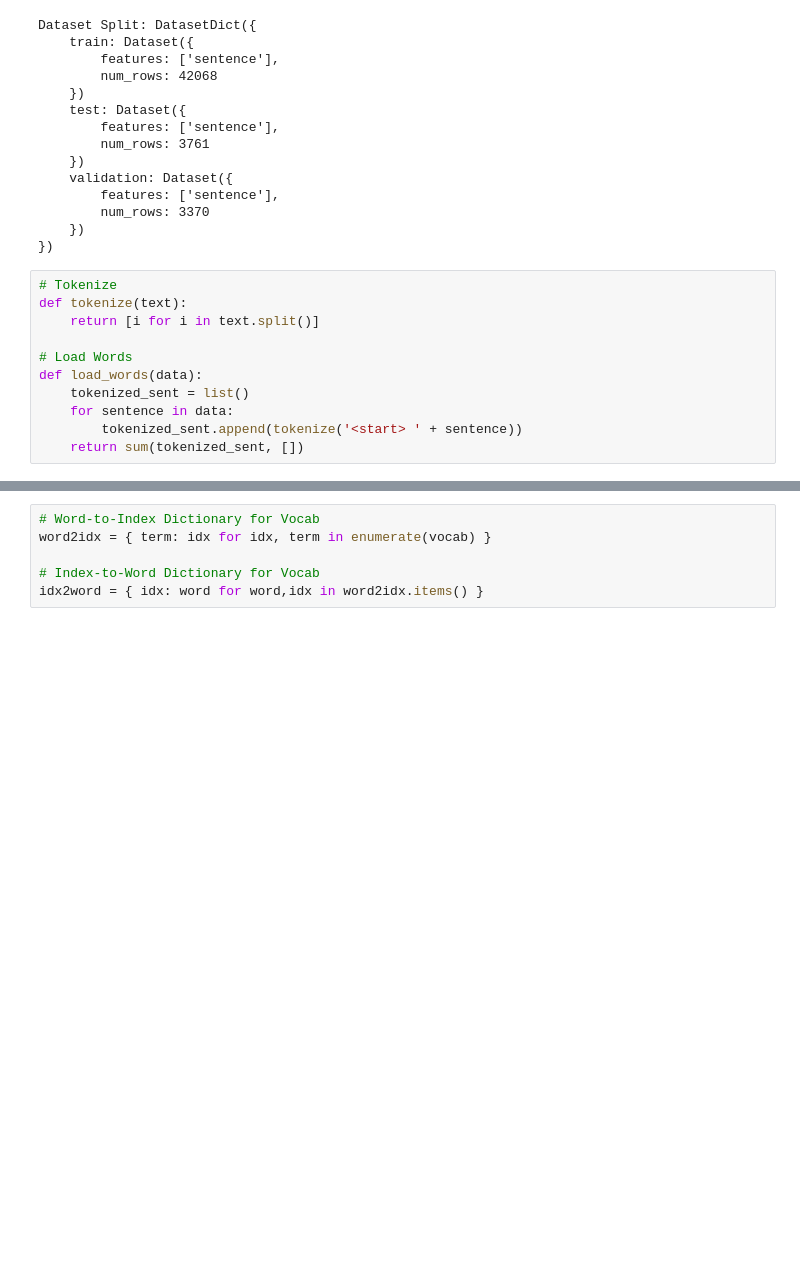
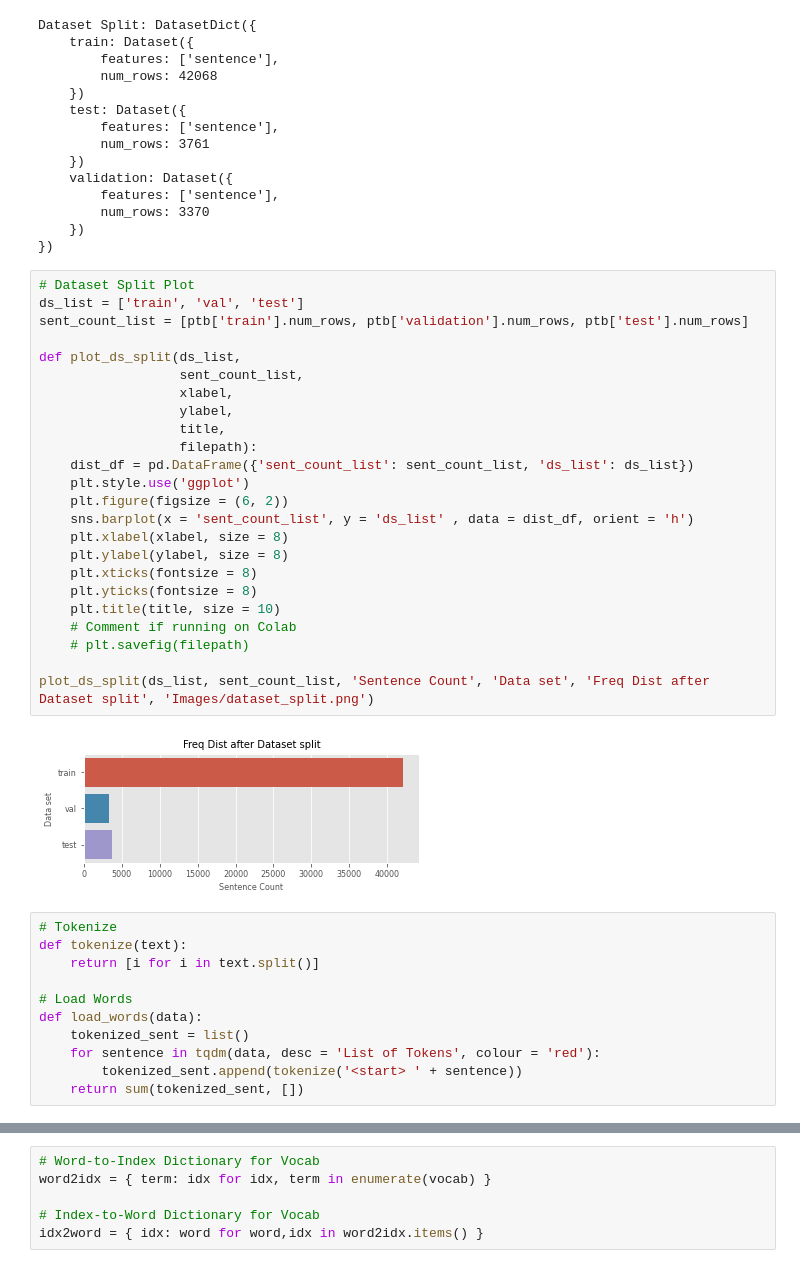
Before and after one commit to Kdotseth7/language-model-ptb, a Jupyter notebook: lang_model_ptb.ipynb, the cells around one changed output, grey strips where cells are left out. Cells and saved outputs as stored; diff of their text form; blank space fills up the shorter version.

```diff
--- a/lang_model_ptb.ipynb
+++ b/lang_model_ptb.ipynb
@@ -47,6 +73,32 @@ Dataset Split: DatasetDict({
         num_rows: 3370
     })
 })
+# %%
+# Dataset Split Plot
+ds_list = ['train', 'val', 'test']
+sent_count_list = [ptb['train'].num_rows, ptb['validation'].num_rows, ptb['test'].num_rows]
+
+def plot_ds_split(ds_list,
+                  sent_count_list,
+                  xlabel,
+                  ylabel,
+                  title,
+                  filepath):
+    dist_df = pd.DataFrame({'sent_count_list': sent_count_list, 'ds_list': ds_list})
+    plt.style.use('ggplot')
+    plt.figure(figsize = (6, 2))
+    sns.barplot(x = 'sent_count_list', y = 'ds_list' , data = dist_df, orient = 'h')
+    plt.xlabel(xlabel, size = 8)
+    plt.ylabel(ylabel, size = 8)
+    plt.xticks(fontsize = 8)
+    plt.yticks(fontsize = 8)
+    plt.title(title, size = 10)
+    # Comment if running on Colab
+    # plt.savefig(filepath)
+
+plot_ds_split(ds_list, sent_count_list, 'Sentence Count', 'Data set', 'Freq Dist after Dataset split', 'Images/dataset_split.png')
+# %% [output]
+[figure, added]
 # %%
 # Tokenize
 def tokenize(text):
@@ -55,7 +107,7 @@ def tokenize(text):
 # Load Words
 def load_words(data):
     tokenized_sent = list()
-    for sentence in data:
+    for sentence in tqdm(data, desc = 'List of Tokens', colour = 'red'):
         tokenized_sent.append(tokenize('<start> ' + sentence))
     return sum(tokenized_sent, [])
 # %%
```
Also changed, not shown: parts of 21 cells of this notebook, 14 other files.
